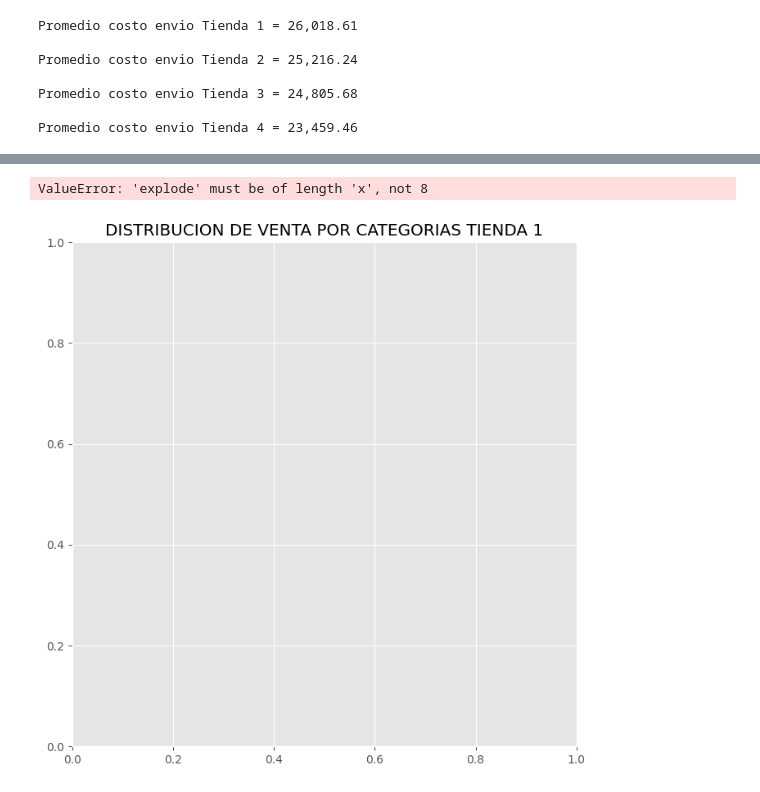
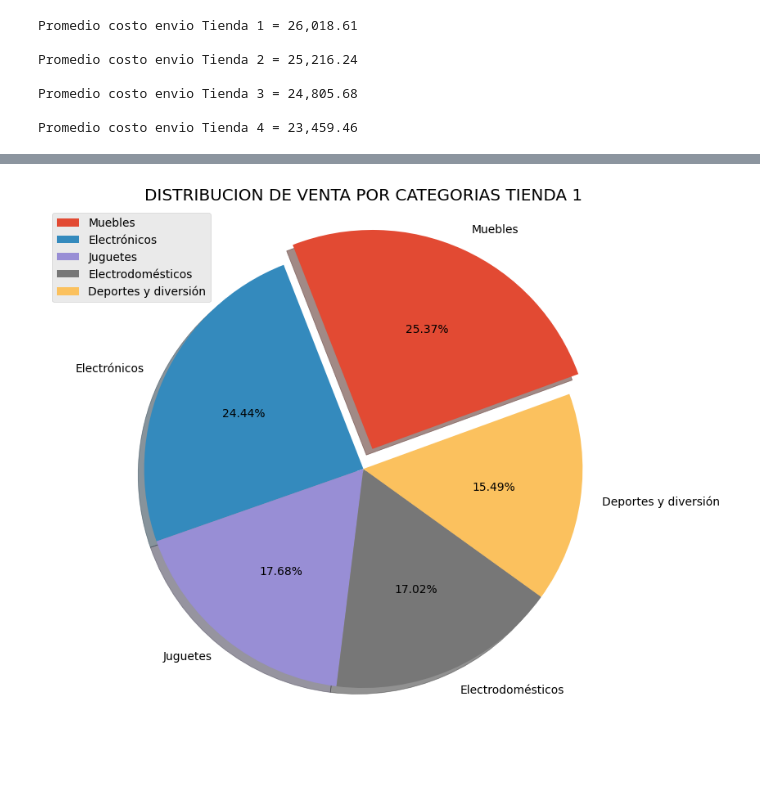
Before and after one commit to LFRANCO3030/DataScience_Project1, a Jupyter notebook: challenge1_datascience.ipynb, the cells around one changed output, grey strips where cells are left out. Saved outputs shown, nothing was run; the diff lists cells and outputs as text; code cells hidden in the pictures; blank space fills up the shorter version.

```diff
--- a/challenge1_datascience.ipynb
+++ b/challenge1_datascience.ipynb
@@ -80,11 +80,15 @@ Ingreso Total Tienda 4 = 1,038,375,700.00
 # %%
 # Funcion para Calculo de cantidad de productos vendidos por Categoria/Tienda
 def categoria_frecuencia(tienda):
+    lista_categorias = []
+    lista_cantidades = []
     import pandas as pd
     import numpy as np
     data= pd.read_csv(tienda)
     df = pd.DataFrame(data)
     frecuencias = df['Categoría del Producto'].value_counts().head(5)
+    #lista_categorias = frecuencias.index.tolist()
+    #lista_cantidades = frecuencias.values.tolist()
     frecuencias_df = frecuencias.reset_index()
     frecuencias_df.columns = ['Categoría del Producto', 'Cantidad']
     return frecuencias_df
@@ -95,7 +99,8 @@ def categoria_frecuencia(tienda):
 tienda = '/content/challenge1-data-science-latam/base-de-datos-challenge1-latam/tienda_1 .csv'
 ntienda = "Tienda 1"
 resultado = categoria_frecuencia(tienda)
-lista = df.values.tolist()
+lista_categorias = resultado['Categoría del Producto'].tolist()
+lista_cantidades = resultado['Cantidad'].tolist()
 
 print('\n'"Categorias mas populares ", ntienda)
 print(resultado)
@@ -396,16 +401,15 @@ fig.show()
 # %%
 # Grafico de Categorias por Tienda 1
 import matplotlib.pyplot as plt
 plt.figure(figsize=(10, 8))
 categoria = lista_categorias
-unidades = lista_cantidad
-destacar = [0.1,0,0,0,0,0,0,0]
+unidades = lista_cantidades
+destacar = [0.1,0,0,0,0]
 plt.style.use("ggplot")
 plt.title("DISTRIBUCION DE VENTA POR CATEGORIAS TIENDA 1")
 plt.pie(x=unidades,explode=destacar,labels=categoria,autopct='%.2f%%',shadow=True,startangle=20)
 plt.axis('equal')
 plt.legend(loc="upper left")
 plt.show()
 # %% [output]
-ValueError: 'explode' must be of length 'x', not 8
-[figure, old version]
+[figure, new version]
```
